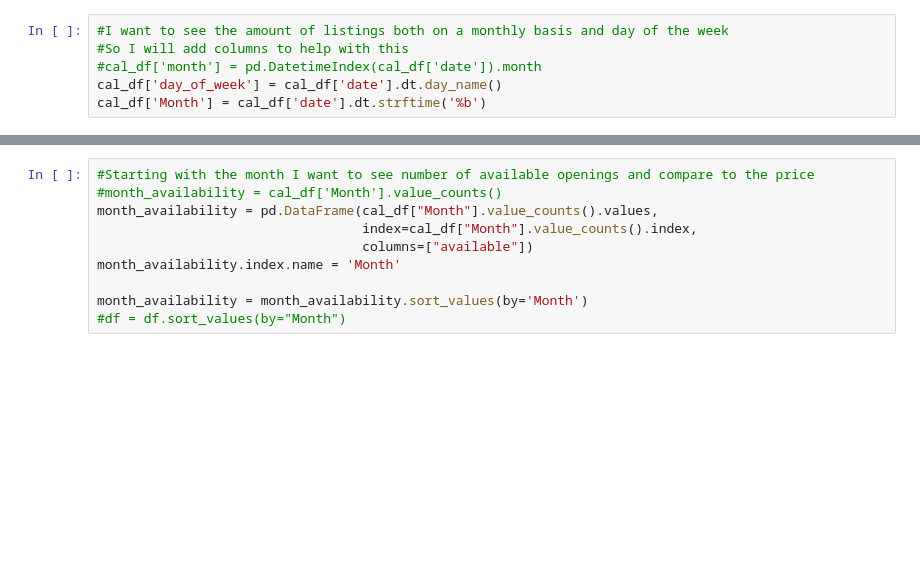
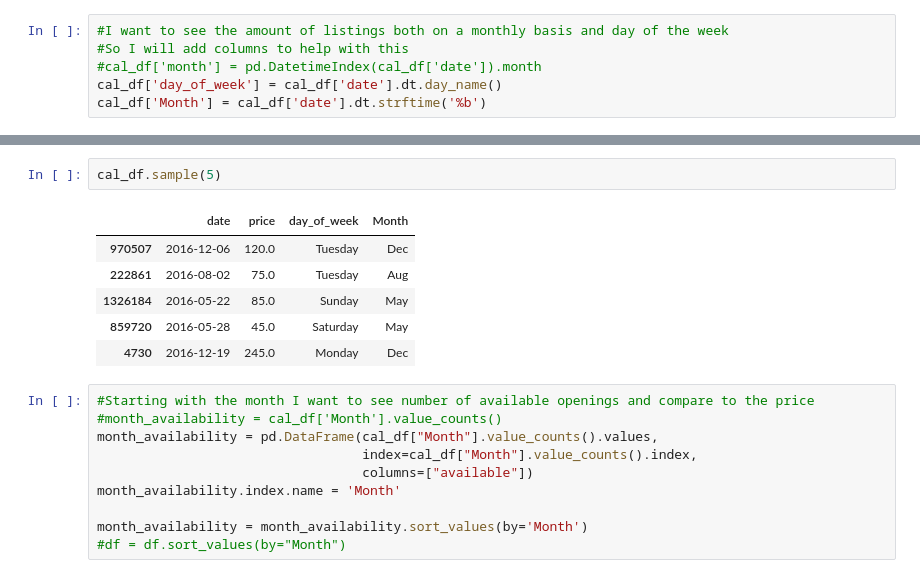
Before and after one commit to wonderbug2020/Seattle_AirBnB_Data, a Jupyter notebook: time_dependency_explore/When_to_visit_Seattle.ipynb, the cells around one changed output, grey strips where cells are left out. Drawn from its saved outputs; the diff is of its cells as text; blank space fills up the shorter version.

```diff
--- a/time_dependency_explore/When_to_visit_Seattle.ipynb
+++ b/time_dependency_explore/When_to_visit_Seattle.ipynb
@@ -20,3 +28,12 @@ cal_df['Month'] = cal_df['date'].dt.strftime('%b')
+# %%
+cal_df.sample(5)
+# %% [output]
+|  | date | price | day_of_week | Month |
+| 970507 | 2016-12-06 | 120.0 | Tuesday | Dec |
+| 222861 | 2016-08-02 | 75.0 | Tuesday | Aug |
+| 1326184 | 2016-05-22 | 85.0 | Sunday | May |
+| 859720 | 2016-05-28 | 45.0 | Saturday | May |
+| 4730 | 2016-12-19 | 245.0 | Monday | Dec |
 # %%
 #Starting with the month I want to see number of available openings and compare to the price
 #month_availability = cal_df['Month'].value_counts()
```
Also changed, not shown: parts of 2 cells of this notebook.
